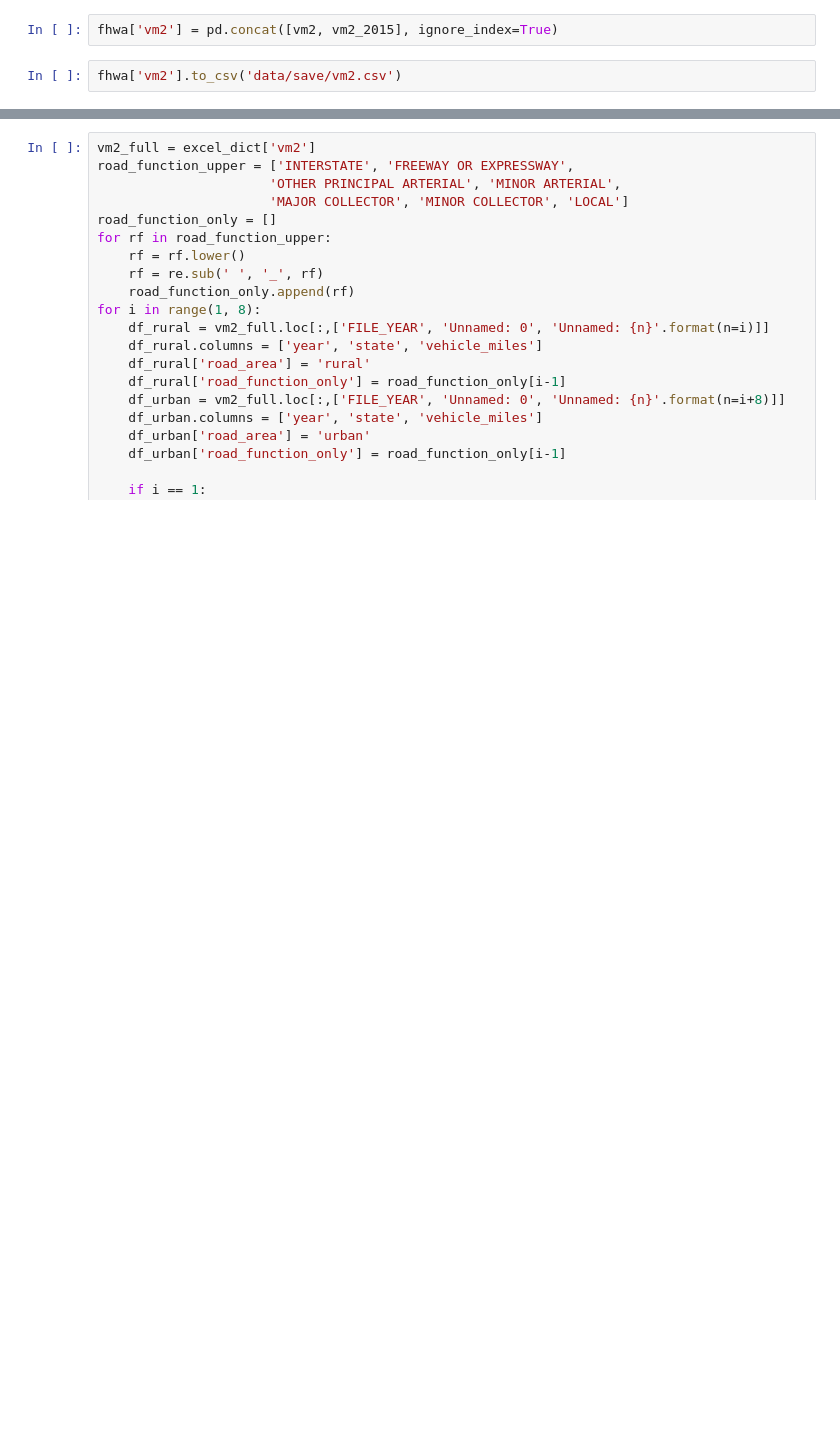
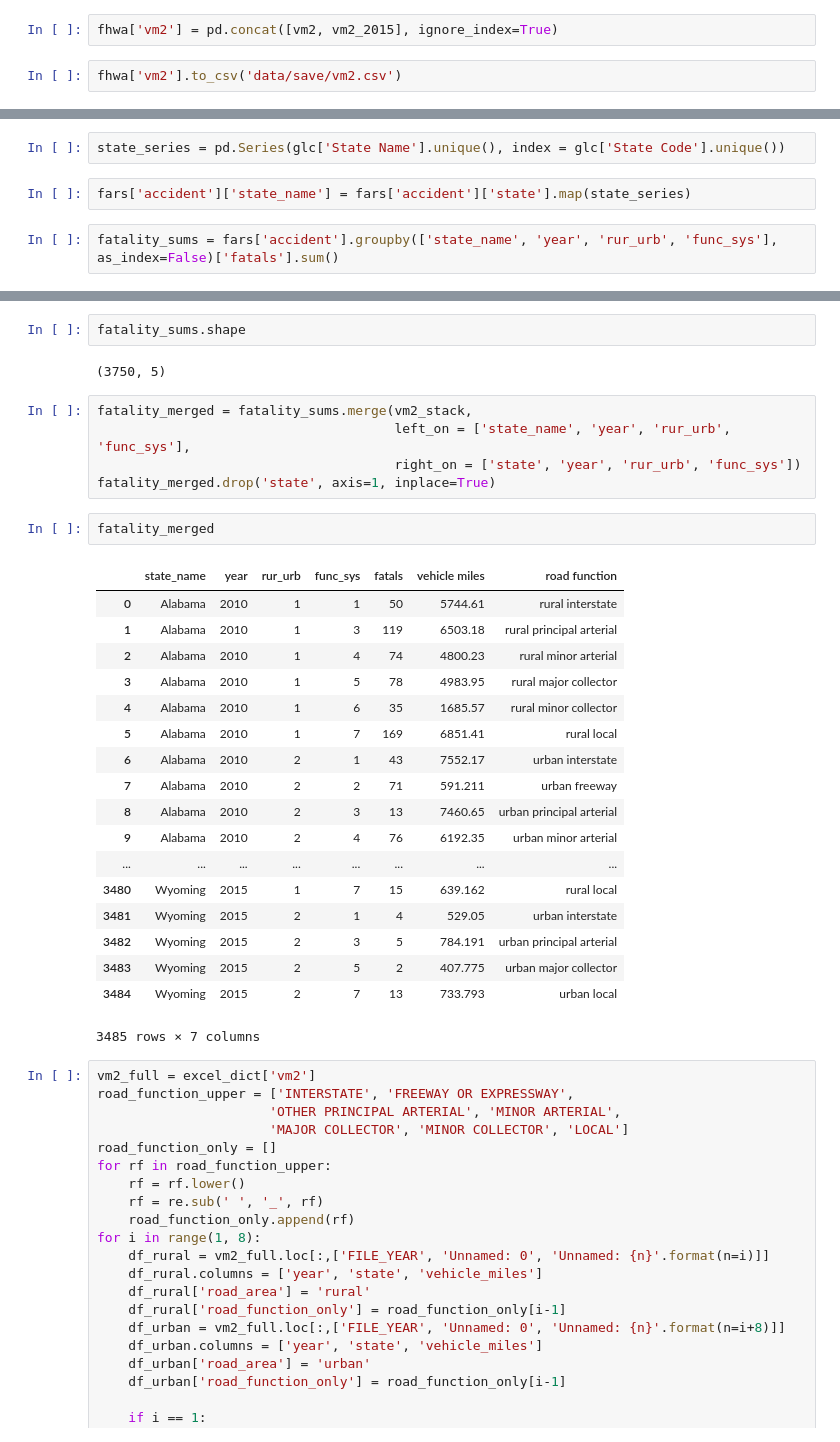
Before and after one commit to JonathanOwen/DinsdalePiranha, a Jupyter notebook: fars.ipynb, the cells around one changed output, grey strips where cells are left out. Cells and saved outputs as stored; diff of their text form; blank space fills up the shorter version.

```diff
--- a/fars.ipynb
+++ b/fars.ipynb
@@ -421,0 +602,6 @@ fhwa['vm2'].to_csv('data/save/vm2.csv')
+# %%
+state_series = pd.Series(glc['State Name'].unique(), index = glc['State Code'].unique())
+# %%
+fars['accident']['state_name'] = fars['accident']['state'].map(state_series)
+# %%
+fatality_sums = fars['accident'].groupby(['state_name', 'year', 'rur_urb', 'func_sys'], as_index=False)['fatals'].sum()
@@ -422,3 +629,33 @@ fhwa['vm2'].to_csv('data/save/vm2.csv')
+# %%
+fatality_sums.shape
+# %% [output]
+(3750, 5)
+# %%
+fatality_merged = fatality_sums.merge(vm2_stack,
+                                      left_on = ['state_name', 'year', 'rur_urb', 'func_sys'],
+                                      right_on = ['state', 'year', 'rur_urb', 'func_sys'])
+fatality_merged.drop('state', axis=1, inplace=True)
+# %%
+fatality_merged
+# %% [output]
+|  | state_name | year | rur_urb | func_sys | fatals | vehicle miles | road function |
+| 0 | Alabama | 2010 | 1 | 1 | 50 | 5744.61 | rural interstate |
+| 1 | Alabama | 2010 | 1 | 3 | 119 | 6503.18 | rural principal arterial |
+| 2 | Alabama | 2010 | 1 | 4 | 74 | 4800.23 | rural minor arterial |
+| 3 | Alabama | 2010 | 1 | 5 | 78 | 4983.95 | rural major collector |
+| 4 | Alabama | 2010 | 1 | 6 | 35 | 1685.57 | rural minor collector |
+| 5 | Alabama | 2010 | 1 | 7 | 169 | 6851.41 | rural local |
+| 6 | Alabama | 2010 | 2 | 1 | 43 | 7552.17 | urban interstate |
+| 7 | Alabama | 2010 | 2 | 2 | 71 | 591.211 | urban freeway |
+| 8 | Alabama | 2010 | 2 | 3 | 13 | 7460.65 | urban principal arterial |
+| 9 | Alabama | 2010 | 2 | 4 | 76 | 6192.35 | urban minor arterial |
+| ... | ... | ... | ... | ... | ... | ... | ... |
+| 3480 | Wyoming | 2015 | 1 | 7 | 15 | 639.162 | rural local |
+| 3481 | Wyoming | 2015 | 2 | 1 | 4 | 529.05 | urban interstate |
+| 3482 | Wyoming | 2015 | 2 | 3 | 5 | 784.191 | urban principal arterial |
+| 3483 | Wyoming | 2015 | 2 | 5 | 2 | 407.775 | urban major collector |
+| 3484 | Wyoming | 2015 | 2 | 7 | 13 | 733.793 | urban local |
+3485 rows × 7 columns
 # %%
 vm2_full = excel_dict['vm2']
 road_function_upper = ['INTERSTATE', 'FREEWAY OR EXPRESSWAY',
```
Also changed, not shown: parts of 46 cells of this notebook.
